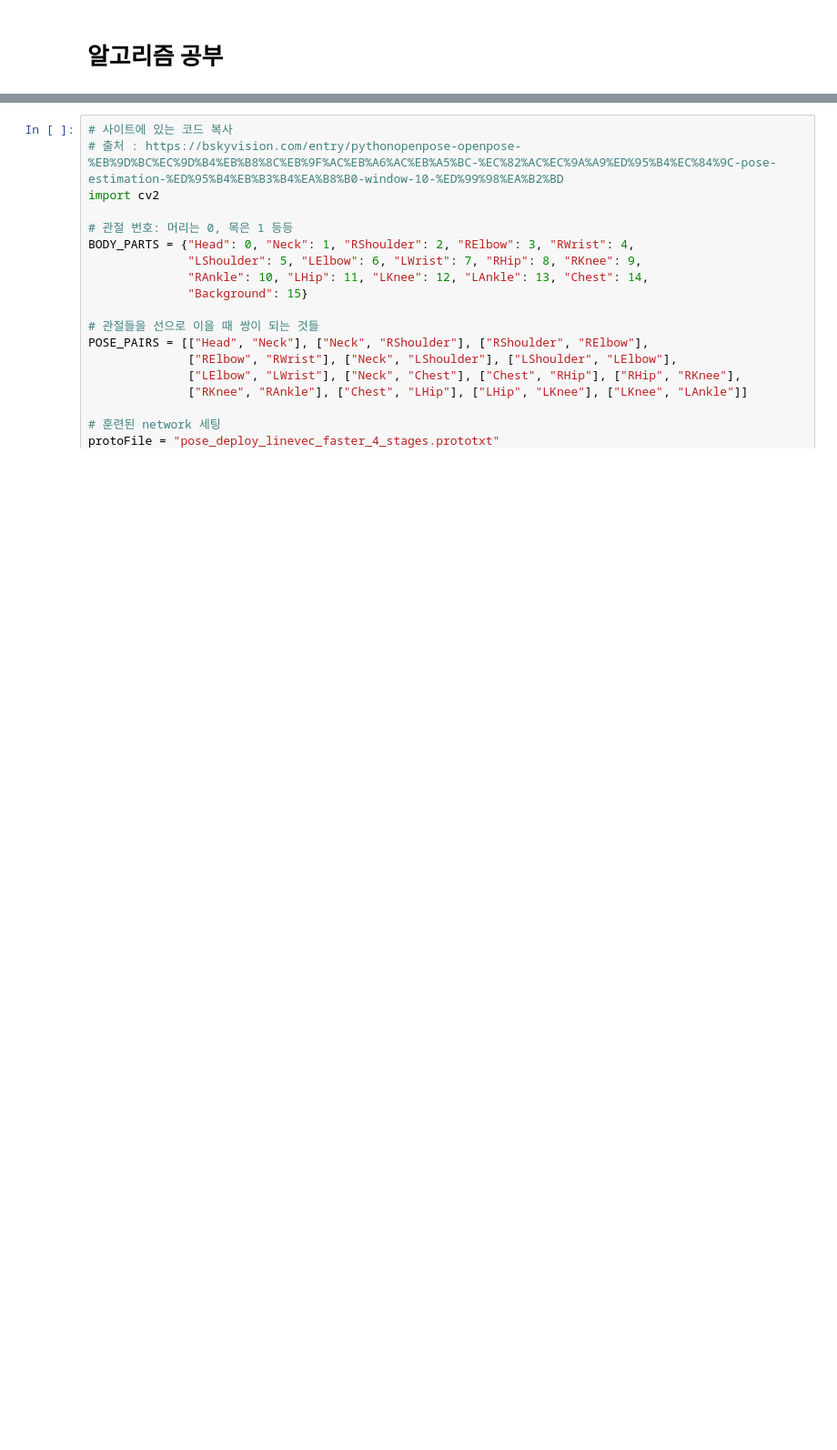
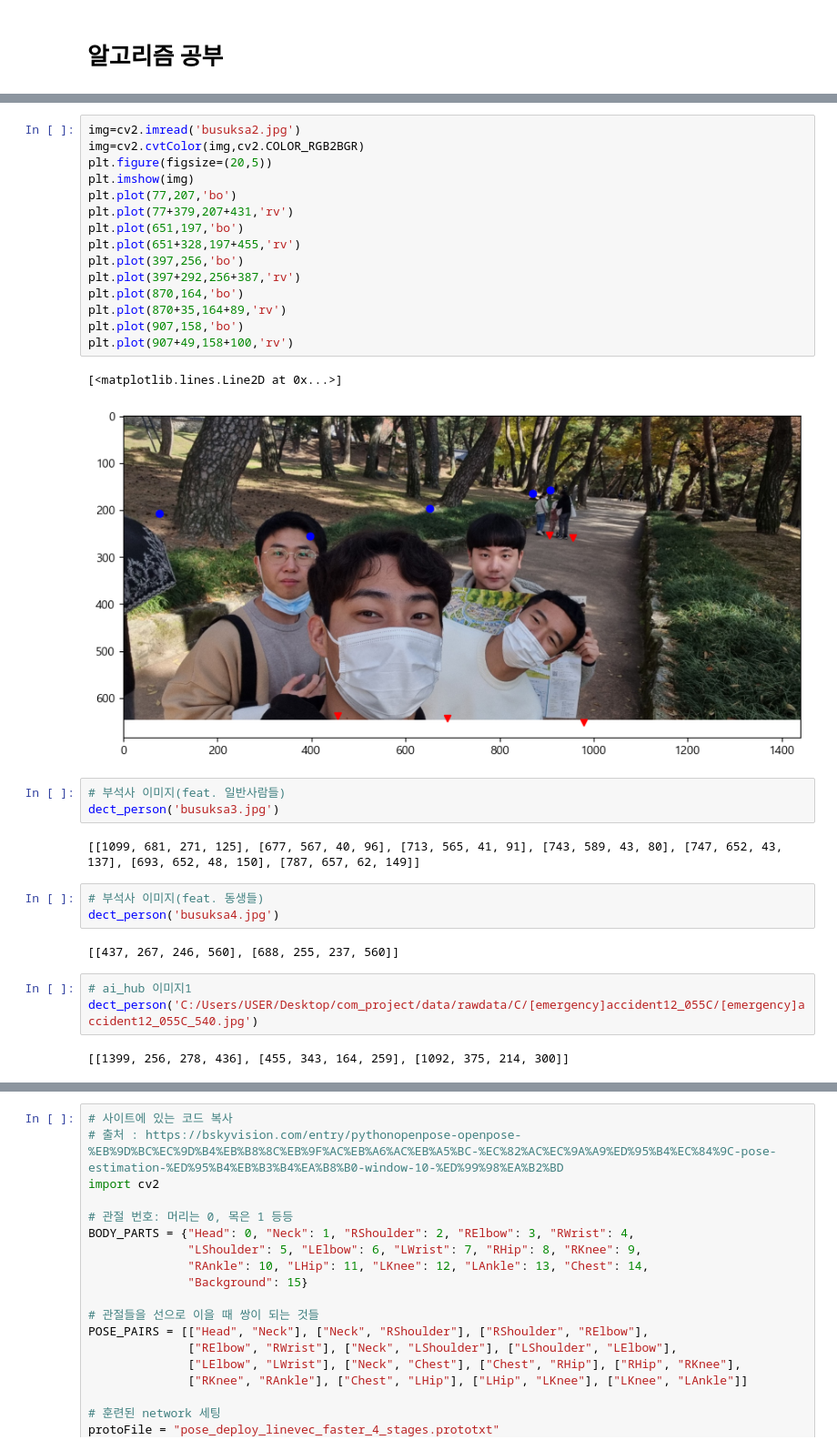
Before and after one commit to zollbam/bigdata, a Jupyter notebook: com_project/code/openpose.ipynb, the cells around one changed output, grey strips where cells are left out. Shown at 91% size. Saved outputs shown, nothing was run; the diff lists cells and outputs as text; blank space fills up the shorter version.

```diff
--- a/com_project/code/openpose.ipynb
+++ b/com_project/code/openpose.ipynb
@@ -161,0 +206,33 @@ AttributeError: 'NoneType' object has no attribute 'shape'
+# %%
+img=cv2.imread('busuksa2.jpg')
+img=cv2.cvtColor(img,cv2.COLOR_RGB2BGR)
+plt.figure(figsize=(20,5))
+plt.imshow(img)
+plt.plot(77,207,'bo')
+plt.plot(77+379,207+431,'rv')
+plt.plot(651,197,'bo')
+plt.plot(651+328,197+455,'rv')
+plt.plot(397,256,'bo')
+plt.plot(397+292,256+387,'rv')
+plt.plot(870,164,'bo')
+plt.plot(870+35,164+89,'rv')
+plt.plot(907,158,'bo')
+plt.plot(907+49,158+100,'rv')
+# %% [output]
+[<matplotlib.lines.Line2D at 0x...>]
+[figure, added]
+# %%
+# 부석사 이미지(feat. 일반사람들)
+dect_person('busuksa3.jpg')
+# %% [output]
+[[1099, 681, 271, 125], [677, 567, 40, 96], [713, 565, 41, 91], [743, 589, 43, 80], [747, 652, 43, 137], [693, 652, 48, 150], [787, 657, 62, 149]]
+# %%
+# 부석사 이미지(feat. 동생들)
+dect_person('busuksa4.jpg')
+# %% [output]
+[[437, 267, 246, 560], [688, 255, 237, 560]]
+# %%
+# ai_hub 이미지1
+dect_person('C:/Users/USER/Desktop/com_project/data/rawdata/C/[emergency]accident12_055C/[emergency]accident12_055C_540.jpg')
+# %% [output]
+[[1399, 256, 278, 436], [455, 343, 164, 259], [1092, 375, 214, 300]]
```
Also changed, not shown: parts of 37 cells of this notebook, 10 other files.
